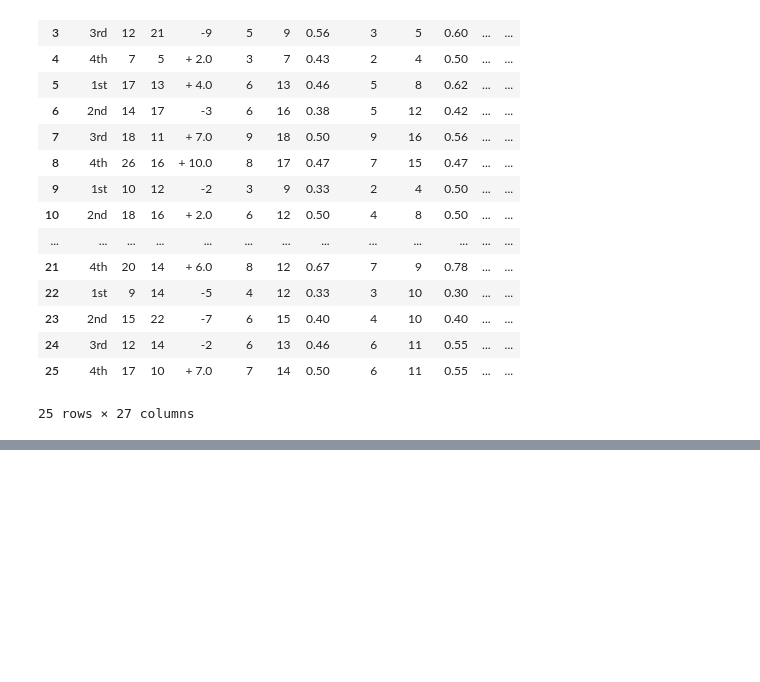
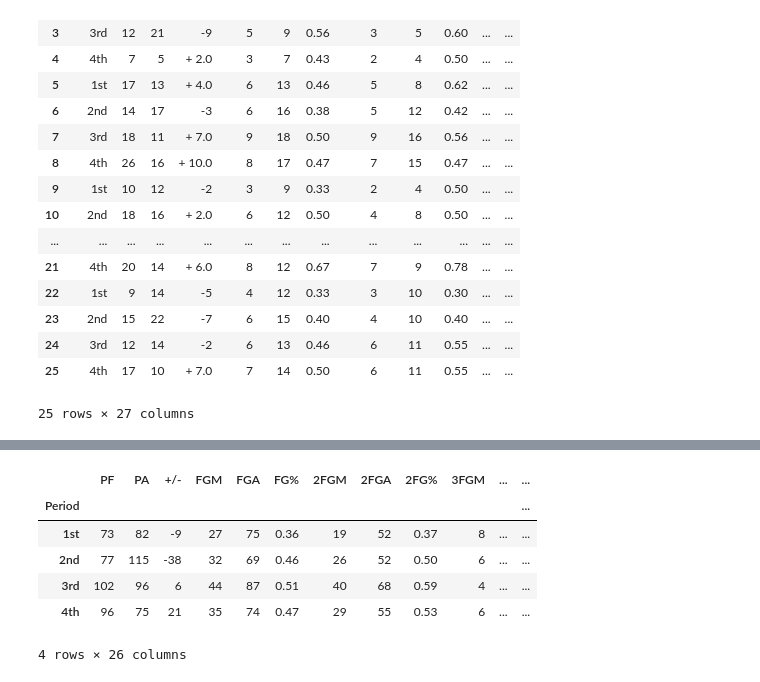
Before and after one commit to GabeOliveira04/PlaySmart-v2, a Jupyter notebook: Game Analysis/All Games Analysis/Quarters Analysis/All Quarters Analysis.ipynb, the cells around one changed output, grey strips where cells are left out. Saved outputs shown, nothing was run; the diff lists cells and outputs as text; code cells hidden in the pictures; blank space fills up the shorter version.

```diff
--- a/Game Analysis/All Games Analysis/Quarters Analysis/All Quarters Analysis.ipynb
+++ b/Game Analysis/All Games Analysis/Quarters Analysis/All Quarters Analysis.ipynb
@@ -159,0 +141,19 @@ Advanced
+# %%
+grouped = Basic.groupby("Period").sum()
+grouped.reset_index()
+grouped["FG%"] = (grouped["FGM"] / grouped["FGA"]).round(2)
+grouped["FT%"] = (grouped["FTM"] / grouped["FTA"]).round(2)
+grouped["A/TO"] = (grouped["AST"] / grouped["TO"]).round(2)
+grouped["2FG%"] = (grouped["2FGM"] / grouped["2FGA"]).round(2)
+grouped["3FG%"] = (grouped["3FGM"] / grouped["3FGA"]).round(2)
+grouped["+/-"] = (grouped["PF"] - grouped["PA"])
+grouped.drop("OT1", axis = 0, inplace = True)
+grouped
+# %% [output]
+|  | PF | PA | +/- | FGM | FGA | FG% | 2FGM | 2FGA | 2FG% | 3FGM | ... | ... |
+| Period |  |  |  |  |  |  |  |  |  |  |  | ... |
+| 1st | 73 | 82 | -9 | 27 | 75 | 0.36 | 19 | 52 | 0.37 | 8 | ... | ... |
+| 2nd | 77 | 115 | -38 | 32 | 69 | 0.46 | 26 | 52 | 0.50 | 6 | ... | ... |
+| 3rd | 102 | 96 | 6 | 44 | 87 | 0.51 | 40 | 68 | 0.59 | 4 | ... | ... |
+| 4th | 96 | 75 | 21 | 35 | 74 | 0.47 | 29 | 55 | 0.53 | 6 | ... | ... |
+4 rows × 26 columns
```
Also changed, not shown: parts of 6 cells of this notebook, 1 other file.
